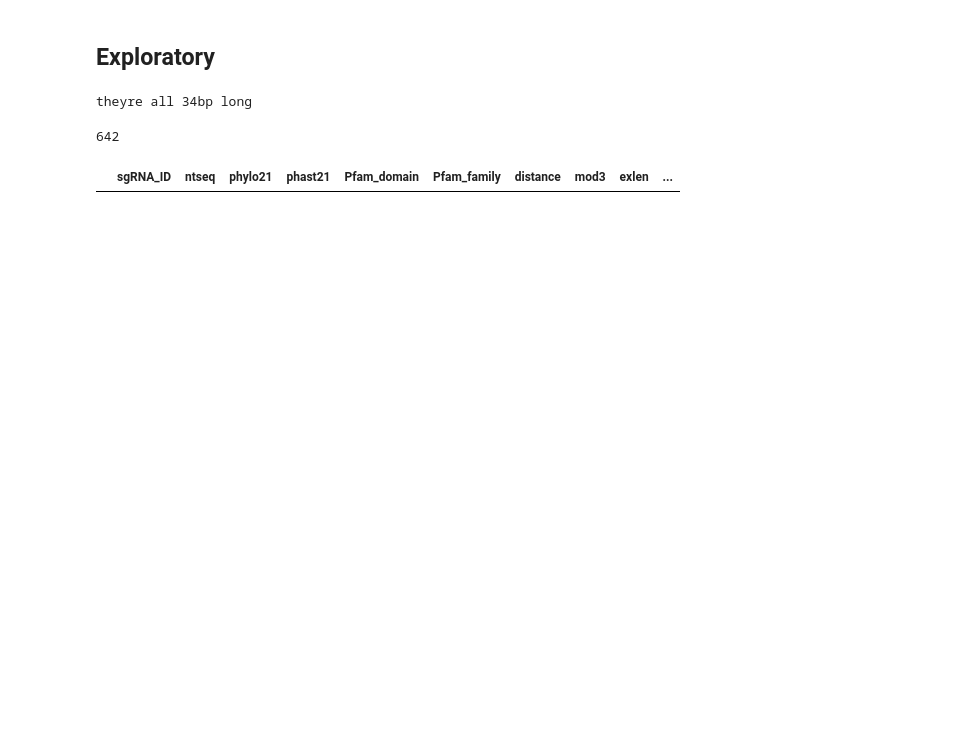
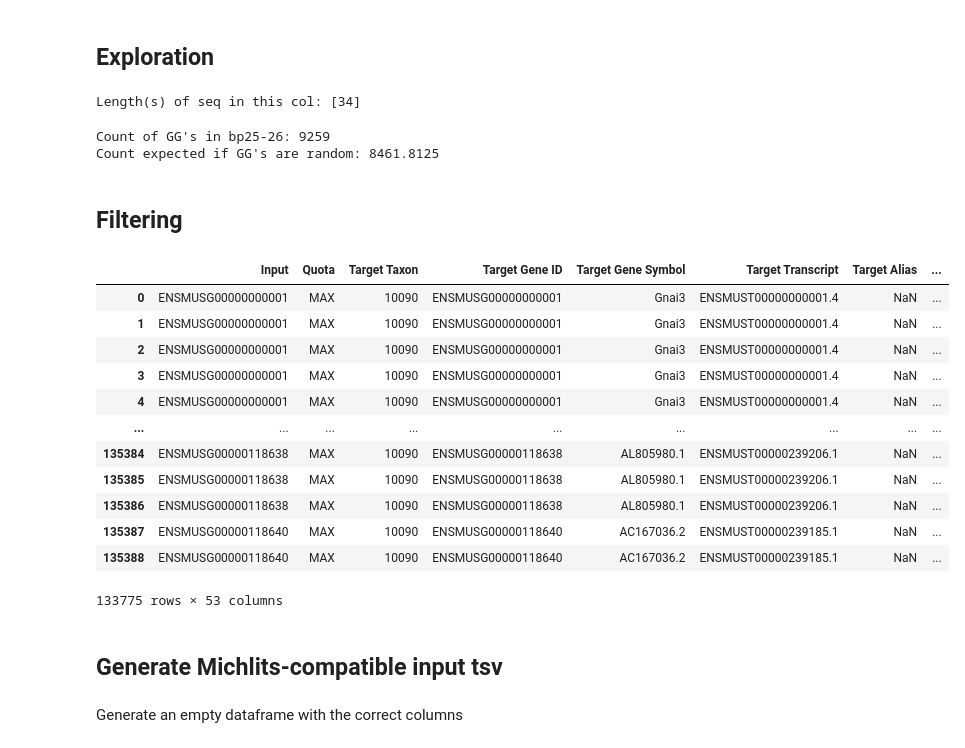
Before and after one commit to ivalexander13/Gilbert-Lab-CRISPR-cas12a-sgRNA-Design, a Jupyter notebook: main.ipynb, the cells around one changed output. Drawn from its saved outputs; the diff is of its cells as text; code cells hidden in the pictures; blank space fills up the shorter version.

```diff
--- a/main.ipynb
+++ b/main.ipynb
@@ -28,38 +51,41 @@ df
 # %% [markdown]
-## Exploratory
+## Exploration
 # %%
 # 30bp-long sequences in context sequence col
-df['sgRNA Context Sequence'].str.len().sort_values()
-print("theyre all 34bp long")
+tmp = df['sgRNA Context Sequence'].str.len().sort_values().unique()
+print("Length(s) of seq in this col: " + str(tmp))
 # %% [output]
-theyre all 34bp long
+Length(s) of seq in this col: [34]
 # %%
 # Number of sequences whose 25th-26th bp are 'GG'
-np.count_nonzero(df['sgRNA Context Sequence'].str[25:27] == 'GG')
-# result: theyre almost random, 10000 / 16 = ~625.
+tmp = np.count_nonzero(df['sgRNA Context Sequence'].str[25:27] == 'GG')
+print("Count of GG's in bp25-26: " + str(tmp))
+print("Count expected if GG's are random: " + str(df_len / 16))
 # %% [output]
-642
+Count of GG's in bp25-26: 9259
+Count expected if GG's are random: 8461.8125
-# %%
-output = pd.DataFrame()
-output['sgRNA_ID']= []
-output['ntseq'] = []
-output['phylo21'] = []
-output['phast21'] = []
-output['Pfam_domain'] = []
-output['Pfam_family'] = []
-output['distance'] = []
-output['mod3'] = []
-output['exlen'] = []
-output['SD_distance'] = []
-output['SA_distance'] = []
-output['ntseq'] = []
-output['AAcons7'] = []
-output['AA_before_cut'] = []
-output['AA_at_cut'] = []
-output['AA_after_cut'] = []
-output['Framshift_ratio_inDelphi'] = []
-output['Doench2016'] = []
-output['tracrv2'] = []
-output
-# %% [output]
-|  | sgRNA_ID | ntseq | phylo21 | phast21 | Pfam_domain | Pfam_family | distance | mod3 | exlen | ... |
+# %% [markdown]
+## Filtering
+# %%
+df_filtered = df[
+    df['# Off-Target Tier I Match Bin I Matches'] != 'MAX'
+];
+df_filtered
+# %% [output]
+|  | Input | Quota | Target Taxon | Target Gene ID | Target Gene Symbol | Target Transcript | Target Alias | ... |
+| 0 | ENSMUSG00000000001 | MAX | 10090 | ENSMUSG00000000001 | Gnai3 | ENSMUST00000000001.4 | NaN | ... |
+| 1 | ENSMUSG00000000001 | MAX | 10090 | ENSMUSG00000000001 | Gnai3 | ENSMUST00000000001.4 | NaN | ... |
+| 2 | ENSMUSG00000000001 | MAX | 10090 | ENSMUSG00000000001 | Gnai3 | ENSMUST00000000001.4 | NaN | ... |
+| 3 | ENSMUSG00000000001 | MAX | 10090 | ENSMUSG00000000001 | Gnai3 | ENSMUST00000000001.4 | NaN | ... |
+| 4 | ENSMUSG00000000001 | MAX | 10090 | ENSMUSG00000000001 | Gnai3 | ENSMUST00000000001.4 | NaN | ... |
+| ... | ... | ... | ... | ... | ... | ... | ... | ... |
+| 135384 | ENSMUSG00000118638 | MAX | 10090 | ENSMUSG00000118638 | AL805980.1 | ENSMUST00000239206.1 | NaN | ... |
+| 135385 | ENSMUSG00000118638 | MAX | 10090 | ENSMUSG00000118638 | AL805980.1 | ENSMUST00000239206.1 | NaN | ... |
+| 135386 | ENSMUSG00000118638 | MAX | 10090 | ENSMUSG00000118638 | AL805980.1 | ENSMUST00000239206.1 | NaN | ... |
+| 135387 | ENSMUSG00000118640 | MAX | 10090 | ENSMUSG00000118640 | AC167036.2 | ENSMUST00000239185.1 | NaN | ... |
+| 135388 | ENSMUSG00000118640 | MAX | 10090 | ENSMUSG00000118640 | AC167036.2 | ENSMUST00000239185.1 | NaN | ... |
+133775 rows × 53 columns
+# %% [markdown]
+## Generate Michlits-compatible input tsv
+# %% [markdown]
+Generate an empty dataframe with the correct columns
```
Also changed, not shown: parts of 8 cells of this notebook.
